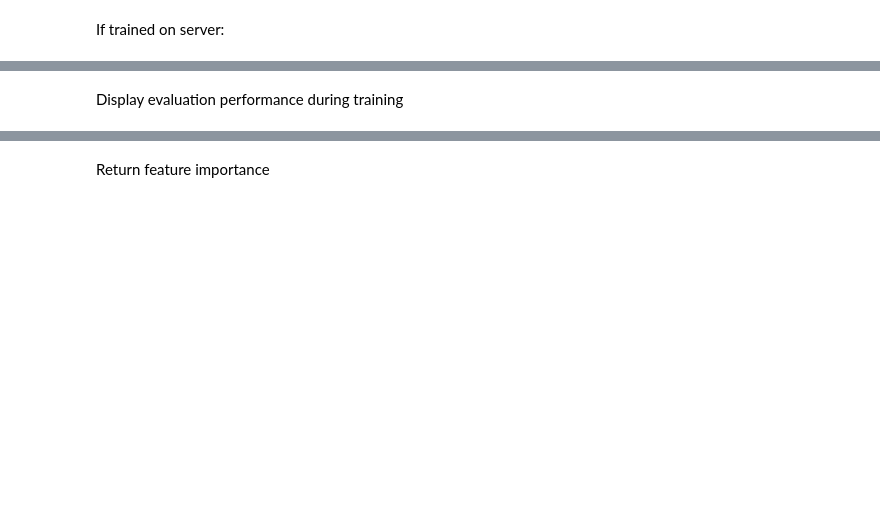
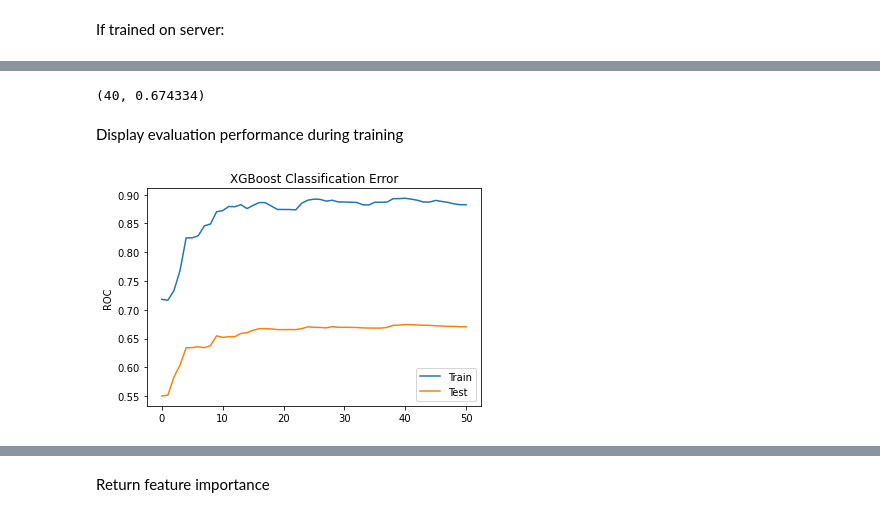
Before and after one commit to TaTo0101/bads, a Jupyter notebook: kaggle/Model-Copy_ES.ipynb, the cells around one changed output, grey strips where cells are left out. Cells and saved outputs as stored; diff of their text form; code cells hidden in the pictures; blank space fills up the shorter version.

```diff
--- a/kaggle/Model-Copy_ES.ipynb
+++ b/kaggle/Model-Copy_ES.ipynb
@@ -32,7 +34,7 @@ memory usage: 17.8 MB
 # %% [markdown]
 ### For Preliminary version only: Create test and train sets based on the known dataset via random splitting
 # %%
-X_train, X_test, y_train, y_test = train_test_split(X, y, test_size = 0.2, random_state = 314)
+X_train, X_test, y_train, y_test = train_test_split(X, y, test_size = 0.3, random_state = 314)
 # %% [markdown]
 ## 1. Boosted Trees
 # %% [markdown]
@@ -104,10 +106,10 @@ param_grid = {"max_depth" : np.arange(5,80, step = 5), # maximum number of nodes
              "lambda" : stats.uniform(0, 8), # L2 regularization coefficent
              "colsample_bytree" : np.arange(0.2, 1, step = 0.1), # proportion of features considered for each base learner
              "subsample" : np.arange(0.5, 1, step = 0.1), # proportion of training data subsampled for each base learner
-             "n_estimators" : np.where(fixed_boosting_rnds, 20, np.arange(10, 40, step = 5))} # Number of boosting rounds; will be inreased for the winner
+             "n_estimators" : np.where(fixed_boosting_rnds, 15, np.arange(10, 40, step = 5))} # Number of boosting rounds; will be inreased for the winner
 
 gbm = xgb.XGBClassifier(objective = "binary:logistic") # initiate estimator
-metric = cost_custom_score # Scoring metric used during training
+metric = "recall" # Scoring metric used during training
 n = 600 # number of candidates to consider
 fold = 5 # number of folds for cv
 n * fold # number of fits
@@ -127,20 +158,26 @@ print("Best Score:", randomized_auc.best_score_ * (-1))
 # %% [markdown]
 If trained on server:
 # %%
-# copy paste saved dictionary if not on server
-# params =
+#Server = 1
+switch = 0
+param_server = np.where(switch == 1, ["eta", "lambda"], ["learning_rate", "reg_lambda"])
 
-params = randomized_auc.best_params_
+if(switch == 1):
+    params = randomized_auc.best_params_
+else:
+    # copy paste saved dictionary if not on server
+    params = {'objective': 'binary:logistic', 'use_label_encoder': True, 'base_score': 0.5, 'booster': 'gbtree', 'colsample_bylevel': 1, 'colsample_bynode': 1, 'colsample_bytree': 0.2, 'gamma': 1.1325372296171017, 'gpu_id': -1, 'importance_type': 'gain', 'interaction_constraints': '', 'learning_rate': 0.054581921092903024, 'max_delta_step': 0, 'max_depth': 25, 'min_child_weight': 1, 'monotone_constraints': '()', 'n_estimators': 200, 'n_jobs': 40, 'num_parallel_tree': 1, 'random_state': 321, 'reg_alpha': 0, 'reg_lambda': 2.480681687701786, 'scale_pos_weight': 1, 'subsample': 0.8999999999999999, 'tree_method': 'exact', 'validate_parameters': 1, 'verbosity': None}
 
 eval_set = [(X_train, y_train), (X_test, y_test)] # Evaluation set for early stopping
+
 randomized_auc = xgb.XGBClassifier(objective = "binary:logistic",
                                    max_depth = params["max_depth"],
-                                   learning_rate =  params["eta"],
+                                   learning_rate =  params[param_server[0]],
                                    gamma = params["gamma"],
-                                   reg_lambda = params["lambda"],
+                                   reg_lambda = params[param_server[1]],
                                    colsample_bytree = params["colsample_bytree"],
                                    subsample = params["subsample"],
-                                   n_estimators = 200, # Train with higher number of boosting rounds as in the cv part
+                                   n_estimators = 300, # Train with higher number of boosting rounds as in the cv part
                                    random_state = 321)
-randomized_auc.fit(X_train, y_train, early_stopping_rounds = 10, eval_metric = "auc", eval_set = eval_set,
+randomized_auc.fit(X_train, y_train, early_stopping_rounds = 10, eval_metric = "aucpr", eval_set = eval_set,
                   verbose = True) # Enable earlier stopping when within 10 rounds no improvement is observed using auc as evaluation metric
@@ -147,17 +212,21 @@ randomized_auc.fit(X_train, y_train, early_stopping_rounds = 10, eval_metric = "
 # %%
 randomized_auc.best_iteration, randomized_auc.best_score
+# %% [output]
+(40, 0.674334)
 # %% [markdown]
 Display evaluation performance during training
 # %%
 from matplotlib import pyplot
 results = randomized_auc.evals_result()
-epochs = len(results['validation_0']['auc'])
+epochs = len(results['validation_0']['aucpr'])
 x_axis = range(0, epochs)
 # plot roc
 fig, ax = pyplot.subplots()
-ax.plot(x_axis, results['validation_0']['auc'], label='Train')
-ax.plot(x_axis, results['validation_1']['auc'], label='Test')
+ax.plot(x_axis, results['validation_0']['aucpr'], label='Train')
+ax.plot(x_axis, results['validation_1']['aucpr'], label='Test')
 ax.legend()
 pyplot.ylabel('ROC')
 pyplot.title('XGBoost Classification Error')
 pyplot.show()
+# %% [output]
+[figure, added]
```
Also changed, not shown: parts of 73 cells of this notebook, 4 other files.
